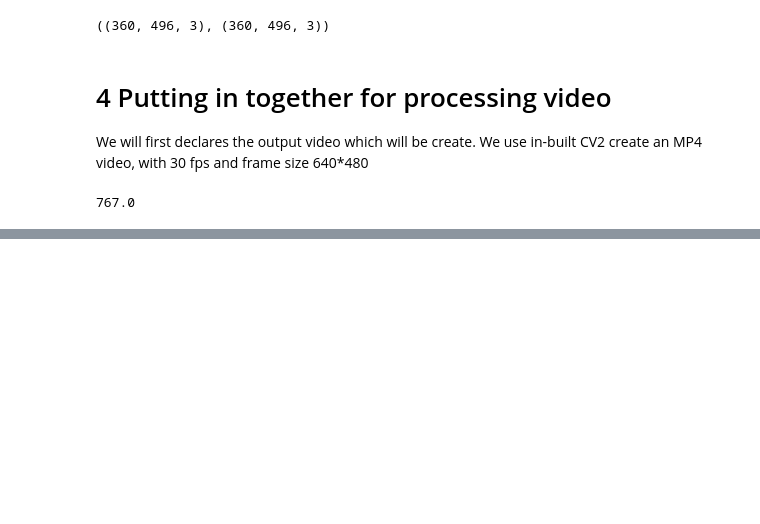
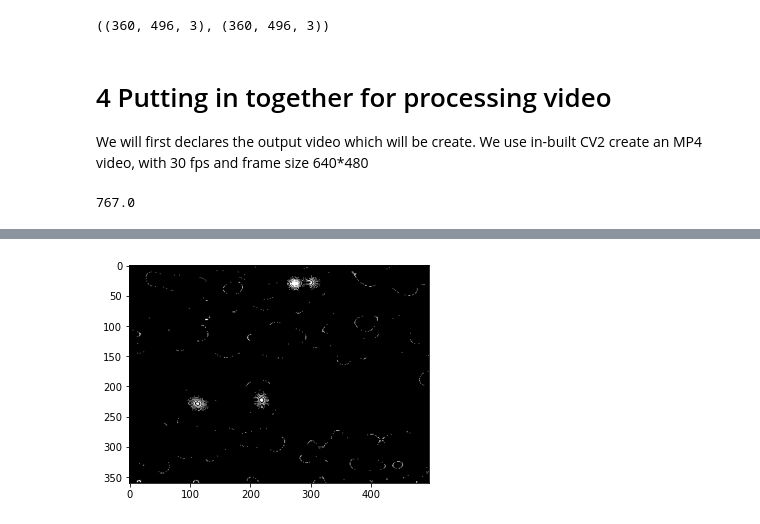
Before and after one commit to Yucheng-Zhu/DetectPeopleInLowResolutionCCTV, a Jupyter notebook: detect_moving_objects_video.ipynb, the cells around one changed output, grey strips where cells are left out. Saved outputs shown, nothing was run; the diff lists cells and outputs as text; code cells hidden in the pictures; blank space fills up the shorter version.

Commit message:
Detection tested by eliminating small noise. Not working well

```diff
--- a/detect_moving_objects_video.ipynb
+++ b/detect_moving_objects_video.ipynb
@@ -372,0 +290,85 @@ writer.release()
+# %%
+input_path = 'data/1.mp4'
+output_path = "submission/output1.mp4"
+ignore_region = lambda x,y: (y < 50 and x < 350)
+min_detection_width = 10
+min_detection_height = 10
+# ignore_region = lambda x,y: False
+
+video_stream = cv2.VideoCapture(input_path)
+
+total_frames = video_stream.get(cv2.CAP_PROP_FRAME_COUNT)
+
+medianFrame = get_median_frame(input_path) # -- passing video_stream will modify the stream
+grayMedianFrame = cv2.cvtColor(medianFrame, cv2.COLOR_BGR2GRAY)
+
+height = int(video_stream.get(cv2.CAP_PROP_FRAME_HEIGHT))
+width = int(video_stream.get(cv2.CAP_PROP_FRAME_WIDTH))
+# video_size = (360, 496)
+
+writer = cv2.VideoWriter(
+    output_path,
+    cv2.VideoWriter_fourcc(*"MP4V"),
+    30,
+    (width, height)
+)
+
+frameCnt = 0
+ret = True
+while ret:#(frameCnt < total_frames-1):
+    frameCnt += 1
+    ret, frame = video_stream.read()
+
+    if ret:
+#         frame = cv2.fastNlMeansDenoisingColored(frame,None,10,10,7,21)
+#         frame = cv2.GaussianBlur(dframe, (51, 51), 0)
+        # Convert current frame to grayscale
+        gframe = cv2.cvtColor(frame, cv2.COLOR_BGR2GRAY)
+
+        # Calculate absolute difference of current frame and
+        # the median frame
+        dframe = cv2.absdiff(gframe, grayMedianFrame)
+
+
+        # Gaussian
+        blurred = cv2.GaussianBlur(dframe, (61, 61), 0)
+
+        # Thresholding to binarise
+#         ret, tframe = cv2.threshold(
+#             blurred, 0, 255,
+#             cv2.THRESH_OTSU
+#         )
+        tframe = cv2.adaptiveThreshold(
+            blurred, 255,
+            cv2.ADAPTIVE_THRESH_GAUSSIAN_C,
+            cv2.THRESH_BINARY,
+            17, 0
+        )
+        if frameCnt == 1:
+            plt.imshow(fixColor(tframe))
+#         ret, tframe = cv2.adaptiveThreshold(
+#             blurred,255,cv2.ADAPTIVE_THRESH_MEAN_C,\
+#             cv2.THRESH_BINARY,11,2)
+
+#         if frameCnt == 1:
+#             plt.imshow(fixColor(tframe))
+
+        # Identifying contours from the threshold
+        (cnts, _) = cv2.findContours(tframe.copy(),
+                                    cv2.RETR_EXTERNAL, cv2.CHAIN_APPROX_SIMPLE)
+
+        # For each contour draw the bounding box
+        for cnt in cnts:
+            x,y,w,h = cv2.boundingRect(cnt)
+            if (w>=min_detection_width) and (h>=min_detection_height): # -- Delete noises
+                if not ignore_region(x,y): # Disregard item that are the top of the picture
+                    cv2.rectangle(frame, (x,y), (x+w, y+h), (0,255,0), 2)
+
+        writer.write(frame)
+    #     writer.write(cv2.resize(frame, video_size))
+
+# Release video object
+video_stream.release()
+writer.release()
+# %% [output]
+[figure, added]
```
Also changed, not shown: parts of 3 cells of this notebook, 2 other files.
